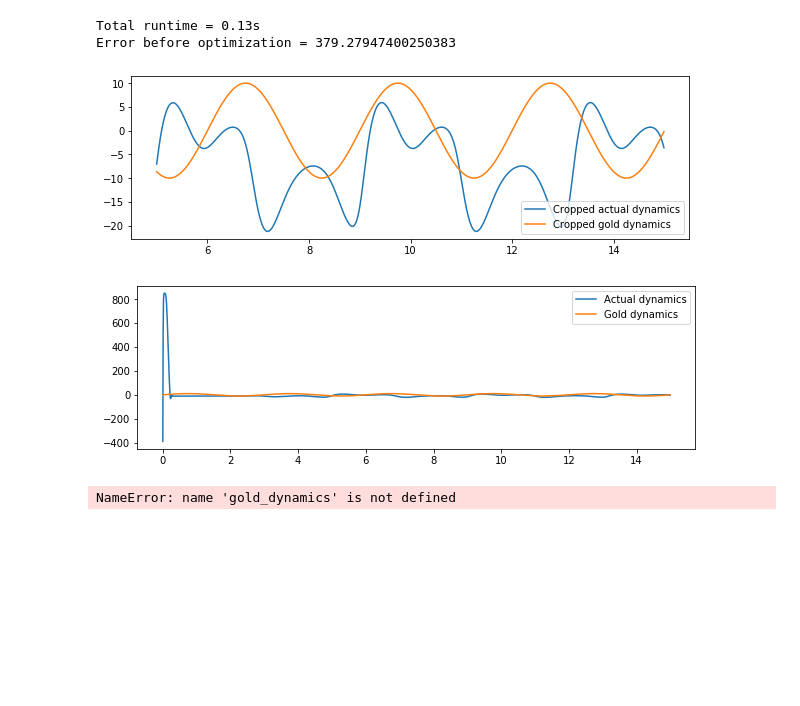
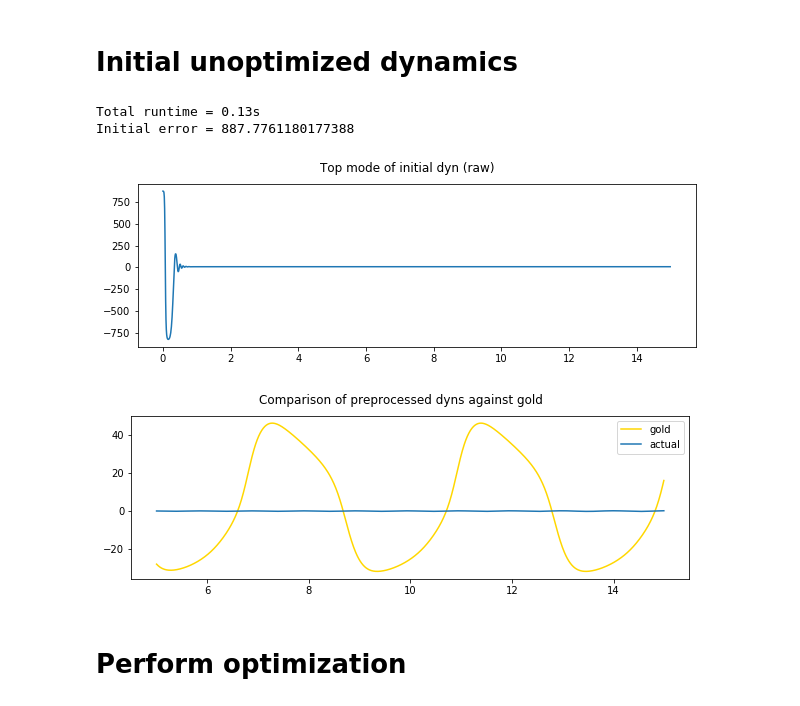
Before and after one commit to sjonany/c-elegans-connectome-opt, a Jupyter notebook: analysis/connectome_opt.ipynb, the cells around one changed output. Saved outputs shown, nothing was run; the diff lists cells and outputs as text; code cells hidden in the pictures; blank space fills up the shorter version.

Commit message:
Refactored notebook into small utility files. Optimization results not positive yet, but the framework is there.

```diff
--- a/analysis/connectome_opt.ipynb
+++ b/analysis/connectome_opt.ipynb
@@ -67 +48,31 @@ ts_distance_euclidean(np.array([1] * 5), np.array([0] * 5))
+# %% [markdown]
+# Initial unoptimized dynamics
+# %%
+init_Gg, init_Gs, is_inhibitory = connectomes.get_random_connectome(N)
+I_ext = dynamics.get_jimin_3neuron_Iext()
+initial_dyn = dynamics.run_neural_model(N, init_Gg, init_Gs, is_inhibitory, I_ext, simul_ts, dt)
+
+top_mode_initial_dyn = dynamics.get_top_mode(initial_dyn)
+preprocessed_initial_dyn = distance.preprocess_pop_dyn(initial_dyn, eval_ts)
+
+fig, ax = plt.subplots(nrows=1, ncols=1, figsize=(10, 3))
+ax.plot(simul_timepoints, top_mode_initial_dyn)
+fig.suptitle("Top mode of initial dyn (raw)")
+
+fig, ax = plt.subplots(nrows=1, ncols=1, figsize=(10, 3))
+ax.plot(eval_timepoints, preprocessed_gold_dyn, label="gold", c="gold")
+ax.plot(eval_timepoints, preprocessed_initial_dyn, label="actual")
+ax.legend()
+fig.suptitle("Comparison of preprocessed dyns against gold")
+
+error = distance.ts_distance_euclidean(preprocessed_gold_dyn, preprocessed_initial_dyn)
+print("Initial error = " + str(error))
+_ = _
+# %% [output]
+Total runtime = 0.13s
+Initial error = 887.7761180177388
+[figure, added]
+[figure, added]
+# %% [markdown]
+# Perform optimization
 # %%
@@ -101,42 +92,11 @@ def create_obj_fun(N, gold_dynamics, eval_ts):
     return error
   return obj_fun
-# %%
-# Initial run
-Gg, Gs = gen_random_connectome(N)
-ts, gold_dyn = get_gold_dynamics(simul_ts, dt)
-
-actual_dyn = run_neural_model(N, Gg, Gs, simul_ts)
-cropped_actual_dyn = actual_dyn[-eval_ts:]
-cropped_gold_dyn = gold_dyn[-eval_ts:]
-error = ts_distance_euclidean(cropped_gold_dyn, cropped_actual_dyn)
-cropped_ts = ts[-eval_ts:]
-
-fig, ax = plt.subplots(nrows=1, ncols=1, figsize=(10, 3))
-ax.plot(cropped_ts, cropped_actual_dyn, label = "Cropped actual dynamics")
-ax.plot(cropped_ts, cropped_gold_dyn, label = "Cropped gold dynamics")
-ax.legend()
-
-fig, ax = plt.subplots(nrows=1, ncols=1, figsize=(10, 3))
-ax.plot(ts, actual_dyn, label = "Actual dynamics")
-ax.plot(ts, gold_dyn, label = "Gold dynamics")
-ax.legend()
-
-
-print("Error before optimization = " + str(error))
-# %% [output]
-Total runtime = 0.13s
-Error before optimization = 379.27947400250383
-[figure, removed]
-[figure, removed]
 # %%
-# Optimize
 from scipy.optimize import minimize
 
-obj_fun = create_obj_fun(N, gold_dynamics)
+obj_fun = create_obj_fun(N, preprocessed_gold_dyn, eval_ts)
 bnds = [(0, None)] * (2 * N**2)
-init_cond_arr = np.concatenate([Gg.flatten(), Gs.flatten()])
+init_cond_arr = np.concatenate([init_Gg.flatten(), init_Gs.flatten(),])
 
 res = minimize(obj_fun, init_cond_arr, method='BFGS', bounds=bnds)
 print(res)
-# %% [output]
-NameError: name 'gold_dynamics' is not defined
```
Also changed, not shown: parts of 8 cells of this notebook, 3 other files.
